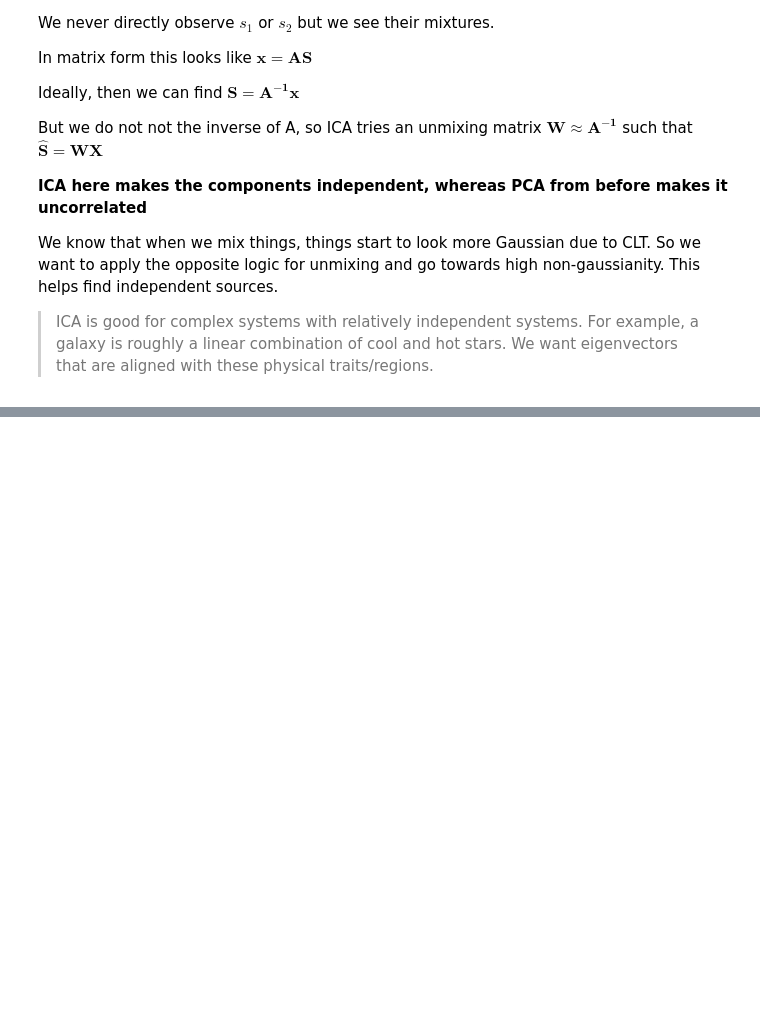
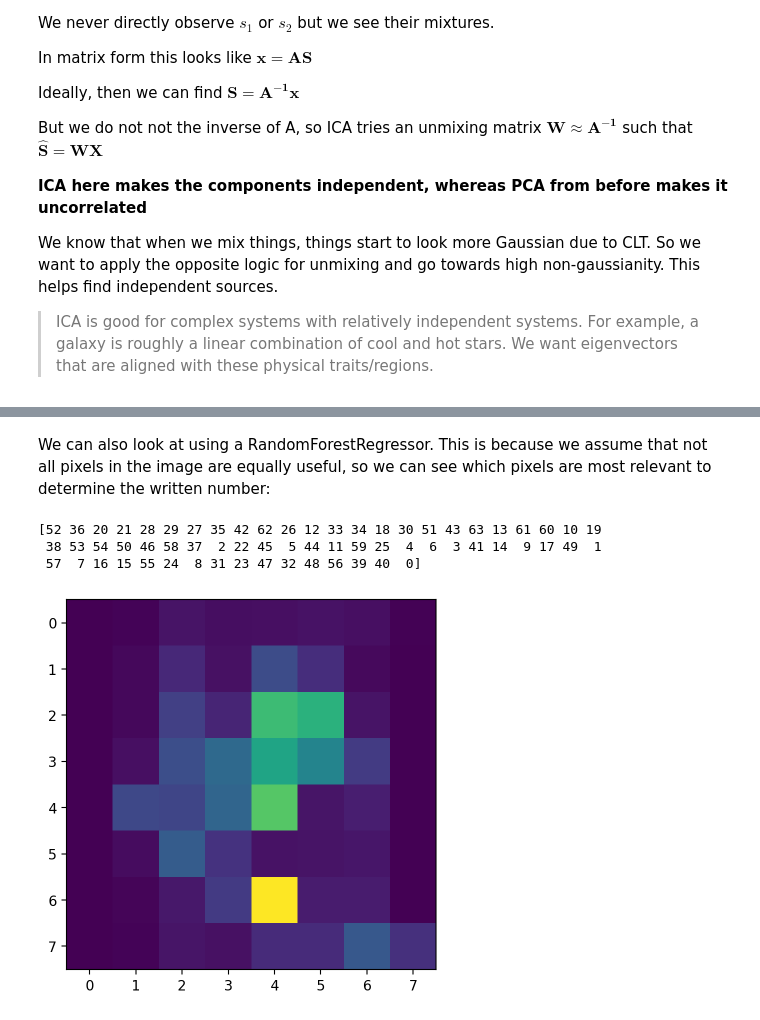
Before and after one commit to Krisneverstaps/computational-astrophysics, a Jupyter notebook: Notebooks/Day19_Dimensionality2.ipynb, the cells around one changed output, grey strips where cells are left out. Saved outputs shown, nothing was run; the diff lists cells and outputs as text; code cells hidden in the pictures; blank space fills up the shorter version.

```diff
--- a/Notebooks/Day19_Dimensionality2.ipynb
+++ b/Notebooks/Day19_Dimensionality2.ipynb
@@ -44,0 +112,20 @@ comp = ica.components_ # 2x5 matrix of independent components
+# %% [markdown]
+We can also look at using a RandomForestRegressor. This is because we assume that not all pixels in the image are equally useful, so we can see which pixels are most relevant to determine the written number:
+# %%
+from sklearn.ensemble import RandomForestRegressor
+
+RFreg = RandomForestRegressor() # Complete or leave blank as you see fit
+RFreg.fit(X,y) # Do Fitting
+importances = RFreg.feature_importances_# Determine pixel "importances"
+pixelorder = np.argsort(importances)[::-1] # Rank importances (highest to lowest)
+print(pixelorder)
+
+plt.figure()
+plt.imshow(np.reshape(importances,(8,8)),
+           interpolation="nearest")
+plt.show()
+# %% [output]
+[52 36 20 21 28 29 27 35 42 62 26 12 33 34 18 30 51 43 63 13 61 60 10 19
+ 38 53 54 50 46 58 37  2 22 45  5 44 11 59 25  4  6  3 41 14  9 17 49  1
+ 57  7 16 15 55 24  8 31 23 47 32 48 56 39 40  0]
+[figure, added]
```
Also changed, not shown: parts of 23 cells of this notebook, 3 other files.
